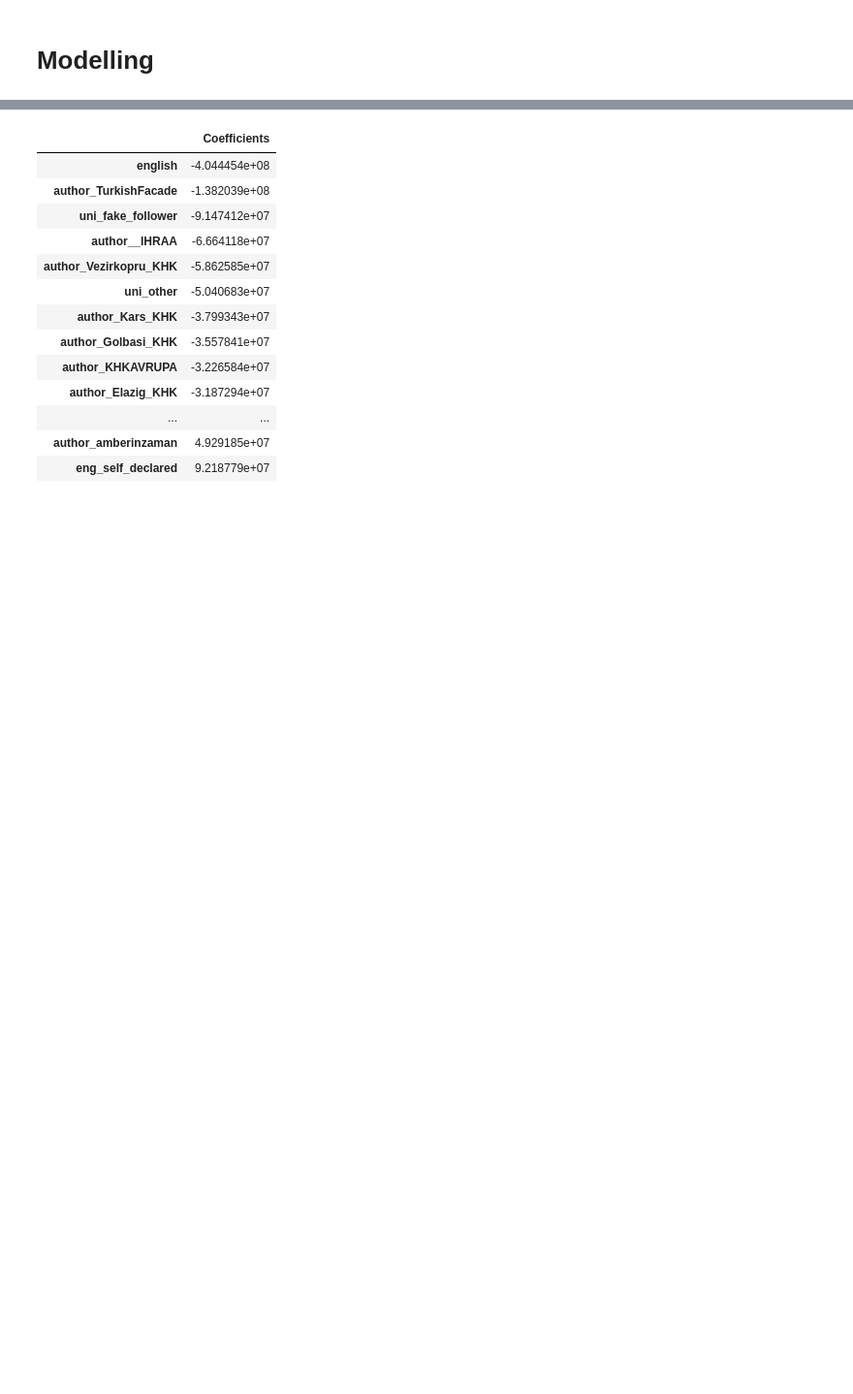
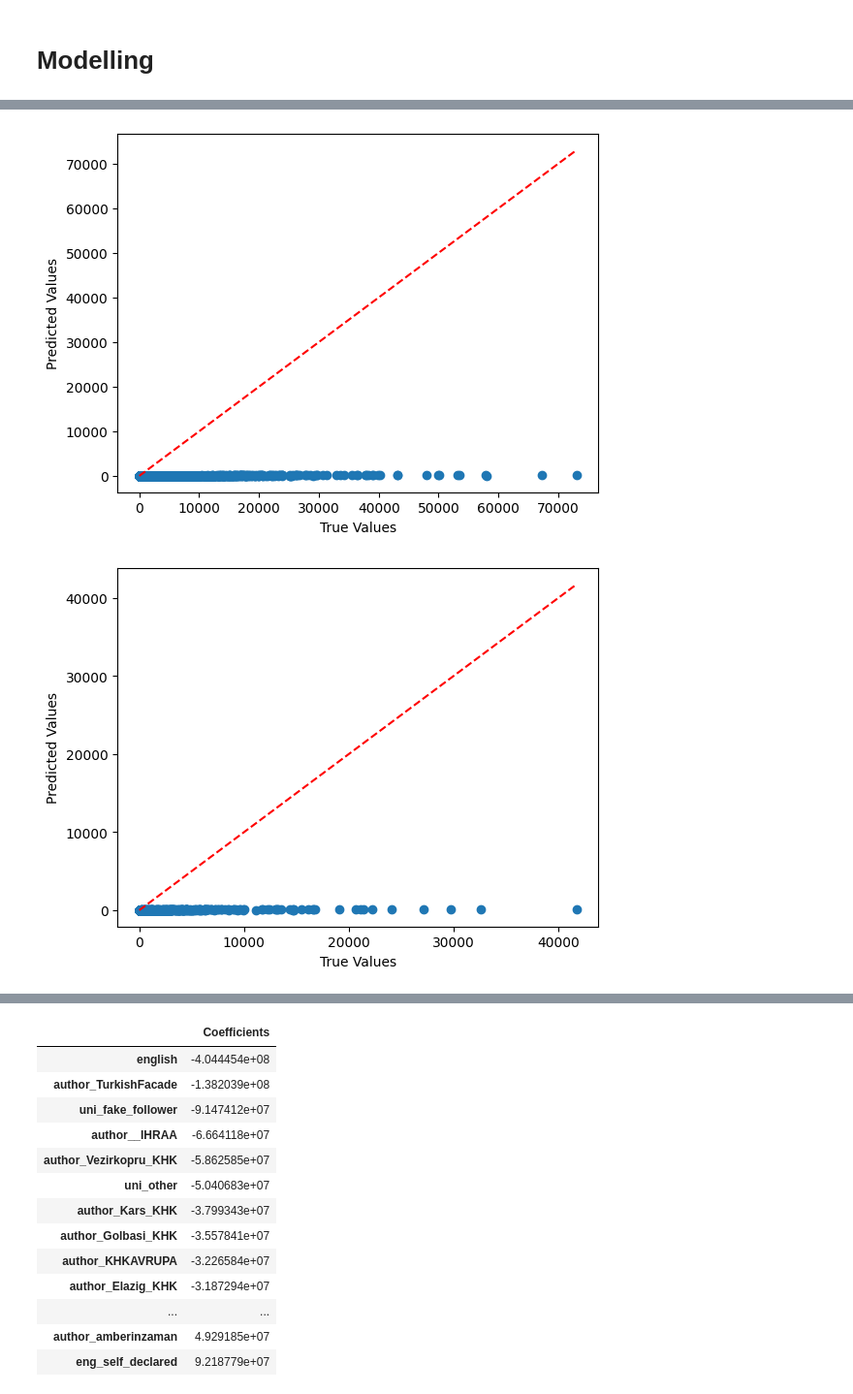
Before and after one commit to ossamum/kuleuven-thesis, a Jupyter notebook: 04_standard_tweet_predictive_modelling.ipynb, the cells around one changed output, grey strips where cells are left out. Shown: that part at 97% size. Cells and saved outputs as stored; diff of their text form; code cells hidden in the pictures; blank space fills up the shorter version.

Commit message:
add v12 dataset and implement xgboost

```diff
--- a/04_standard_tweet_predictive_modelling.ipynb
+++ b/04_standard_tweet_predictive_modelling.ipynb
@@ -257 +344,7 @@ print(x_train.shape, x_test.shape, y_train.shape, y_test.shape)
+# %%
+def calculate_metrics(y_true, y_predicted):
+    mae = metrics.mean_absolute_error(y_true, y_predicted)
+    mse = metrics.mean_squared_error(y_true, y_predicted)
+    r2 = metrics.r2_score(y_true, y_predicted)
+    return mae, mse, r2
 # %%
@@ -327,0 +527,3 @@ preprocessed_df.like_count.hist(bins=200)
+# %%
+model = xgboost_model
+model_name = "XGBRFRegressor"
@@ -328,3 +556,34 @@ preprocessed_df.like_count.hist(bins=200)
+# %%
+y_train_validation_predicted = model.predict(x_train_validation)
+y_test_predicted = model.predict(x_test)
+
+y_train_validation_predicted = back_transform_predictions(
+    y_train_validation_predicted, "square_root_like_count"
+)
+y_test_predicted = back_transform_predictions(
+    y_test_predicted, "square_root_like_count"
+)
+
+
+# plot the predicted values against the true values
+def plot_predicted_vs_true(y_true, y_predicted):
+    plt.scatter(y_true.like_count, y_predicted)
+    plt.plot(
+        [min(y_true.like_count), max(y_true.like_count)],
+        [min(y_true.like_count), max(y_true.like_count)],
+        "--",
+        color="red",
+    )
+    plt.xlabel("True Values")
+    plt.ylabel("Predicted Values")
+    plt.show()
+
+
+plot_predicted_vs_true(y_train_validation, y_train_validation_predicted)
+plot_predicted_vs_true(y_test, y_test_predicted)
+# %% [output]
+[figure, added]
+[figure, added]
 # %% [markdown]
 # TODO
 
```
Also changed, not shown: parts of 32 cells of this notebook, 1 other file.
